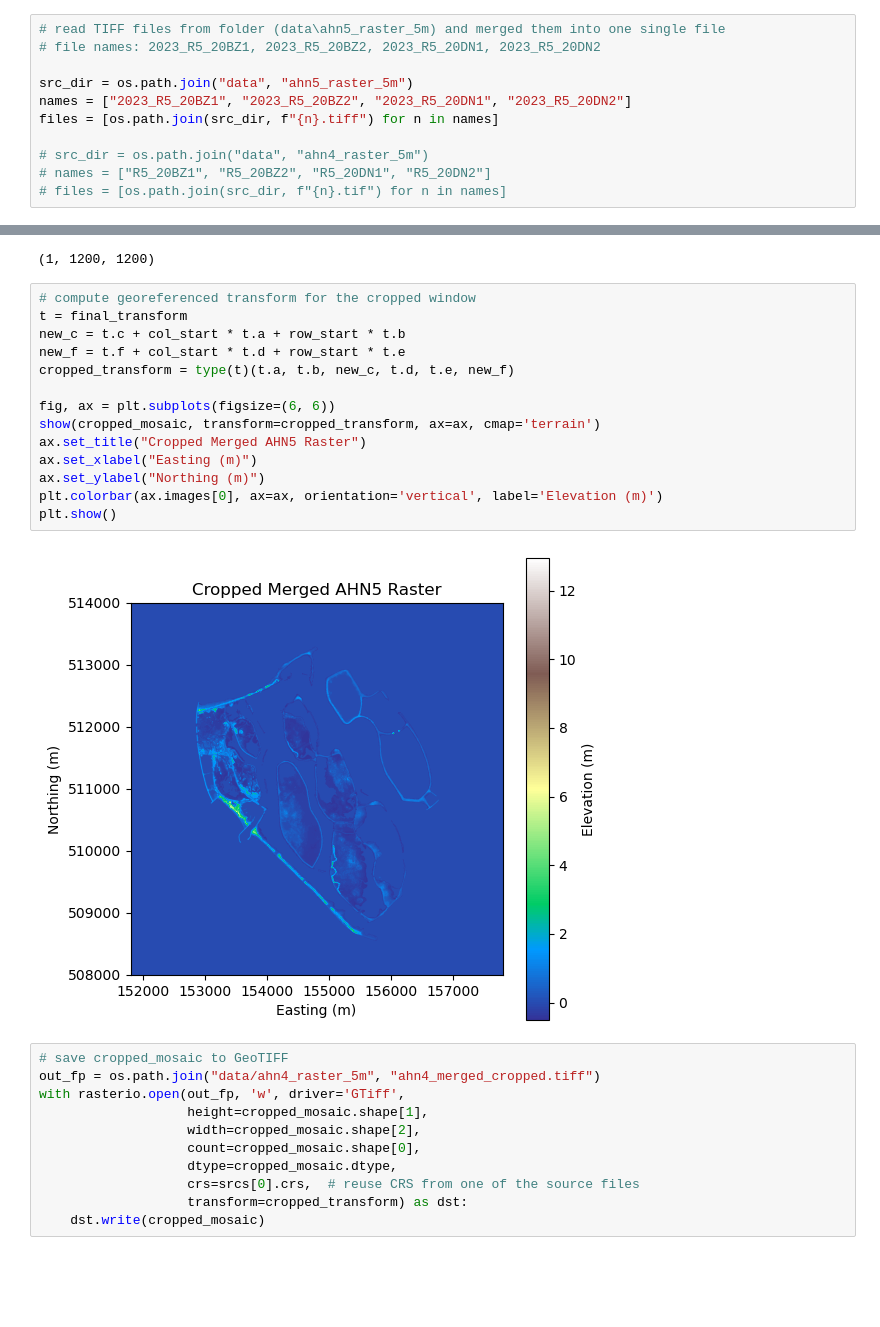
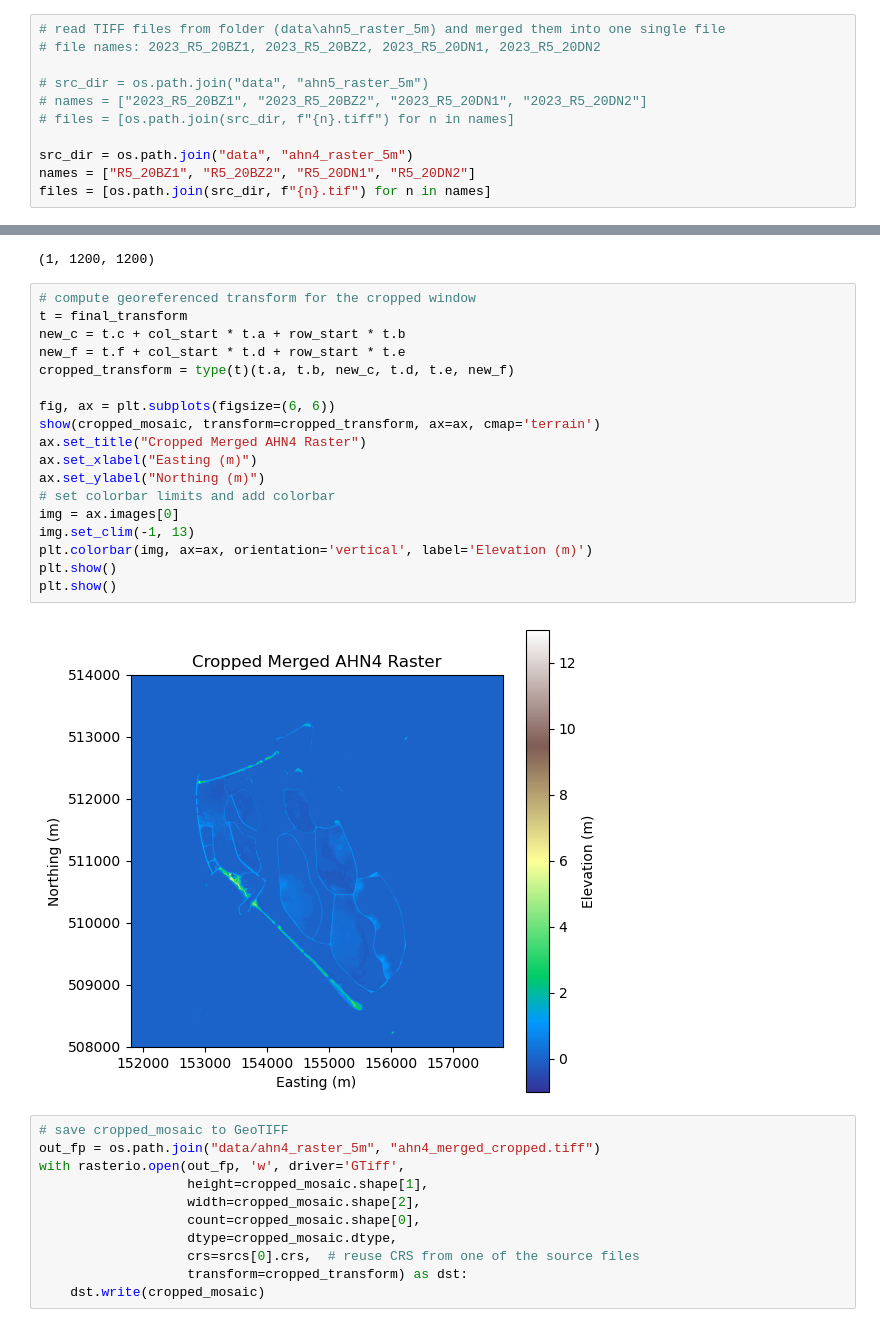
Before and after one commit to movephutthaphaiboon/coastal-analysis-shoreline-evolution, a Jupyter notebook: A_merge-ahn.ipynb, the cells around one changed output, grey strips where cells are left out. Drawn from its saved outputs; the diff is of its cells as text; blank space fills up the shorter version.

```diff
--- a/A_merge-ahn.ipynb
+++ b/A_merge-ahn.ipynb
@@ -9,13 +9,13 @@ import numpy as np
 # read TIFF files from folder (data\ahn5_raster_5m) and merged them into one single file
 # file names: 2023_R5_20BZ1, 2023_R5_20BZ2, 2023_R5_20DN1, 2023_R5_20DN2
 
-src_dir = os.path.join("data", "ahn5_raster_5m")
-names = ["2023_R5_20BZ1", "2023_R5_20BZ2", "2023_R5_20DN1", "2023_R5_20DN2"]
-files = [os.path.join(src_dir, f"{n}.tiff") for n in names]
+# src_dir = os.path.join("data", "ahn5_raster_5m")
+# names = ["2023_R5_20BZ1", "2023_R5_20BZ2", "2023_R5_20DN1", "2023_R5_20DN2"]
+# files = [os.path.join(src_dir, f"{n}.tiff") for n in names]
 
-# src_dir = os.path.join("data", "ahn4_raster_5m")
-# names = ["R5_20BZ1", "R5_20BZ2", "R5_20DN1", "R5_20DN2"]
-# files = [os.path.join(src_dir, f"{n}.tif") for n in names]
+src_dir = os.path.join("data", "ahn4_raster_5m")
+names = ["R5_20BZ1", "R5_20BZ2", "R5_20DN1", "R5_20DN2"]
+files = [os.path.join(src_dir, f"{n}.tif") for n in names]
 # %%
 # plot each file
 import matplotlib.pyplot as plt
@@ -203,19 +203,23 @@ cropped_mosaic.shape
 # %%
 # compute georeferenced transform for the cropped window
 t = final_transform
 new_c = t.c + col_start * t.a + row_start * t.b
 new_f = t.f + col_start * t.d + row_start * t.e
 cropped_transform = type(t)(t.a, t.b, new_c, t.d, t.e, new_f)
 
 fig, ax = plt.subplots(figsize=(6, 6))
 show(cropped_mosaic, transform=cropped_transform, ax=ax, cmap='terrain')
-ax.set_title("Cropped Merged AHN5 Raster")
+ax.set_title("Cropped Merged AHN4 Raster")
 ax.set_xlabel("Easting (m)")
 ax.set_ylabel("Northing (m)")
-plt.colorbar(ax.images[0], ax=ax, orientation='vertical', label='Elevation (m)')
+# set colorbar limits and add colorbar
+img = ax.images[0]
+img.set_clim(-1, 13)
+plt.colorbar(img, ax=ax, orientation='vertical', label='Elevation (m)')
 plt.show()
+plt.show()
 # %% [output]
-[figure, old version]
+[figure, new version]
 # %%
 # save cropped_mosaic to GeoTIFF
 out_fp = os.path.join("data/ahn4_raster_5m", "ahn4_merged_cropped.tiff")
```
Also changed, not shown: parts of 4 cells of this notebook, 5 other files.
